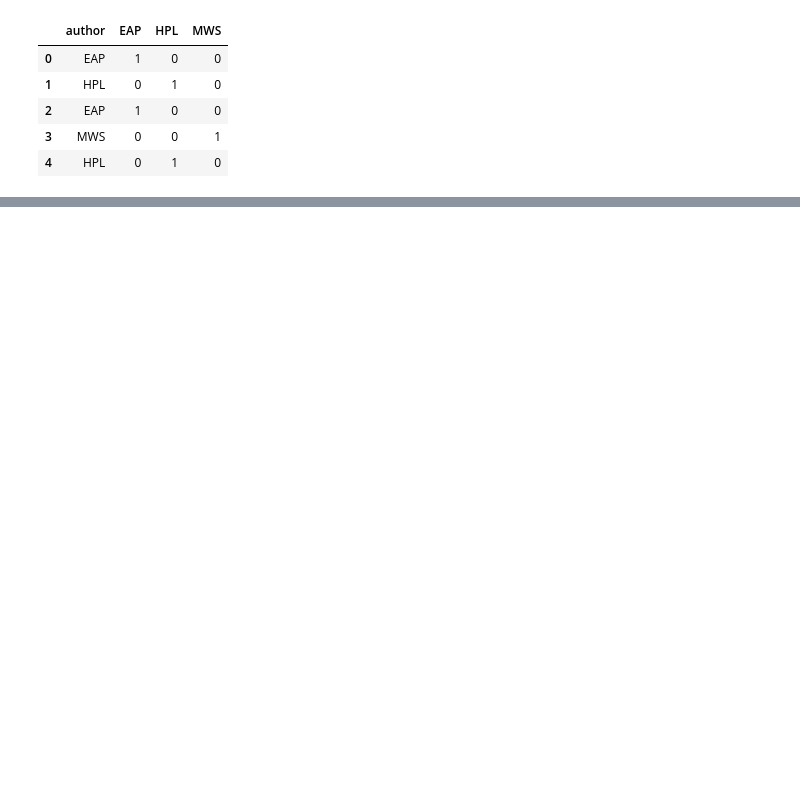
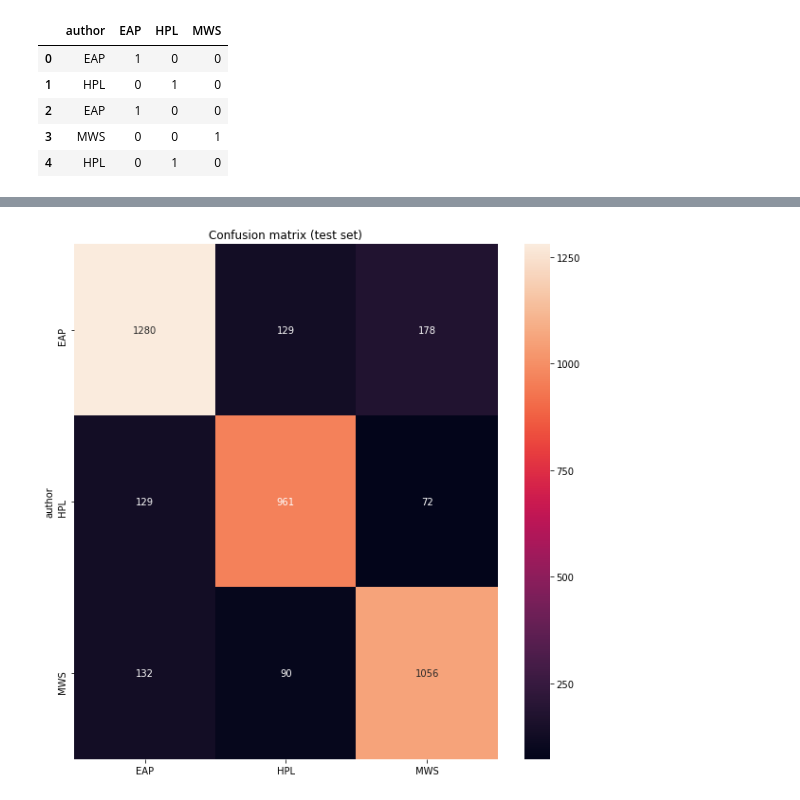
Before and after one commit to kiwidamien/spooky_author, a Jupyter notebook: spooky_eda.ipynb, the cells around one changed output, grey strips where cells are left out. Saved outputs shown, nothing was run; the diff lists cells and outputs as text; code cells hidden in the pictures; blank space fills up the shorter version.

```diff
--- a/spooky_eda.ipynb
+++ b/spooky_eda.ipynb
@@ -231,0 +275,4 @@ sns.heatmap(results.groupby('author').agg(lambda v: int(sum(v))), annot=True, fm
+# %%
+make_heatmap(test, "Confusion matrix (test set)")
+# %% [output]
+[figure, added]
```
Also changed, not shown: parts of 23 cells of this notebook, 2 other files.
